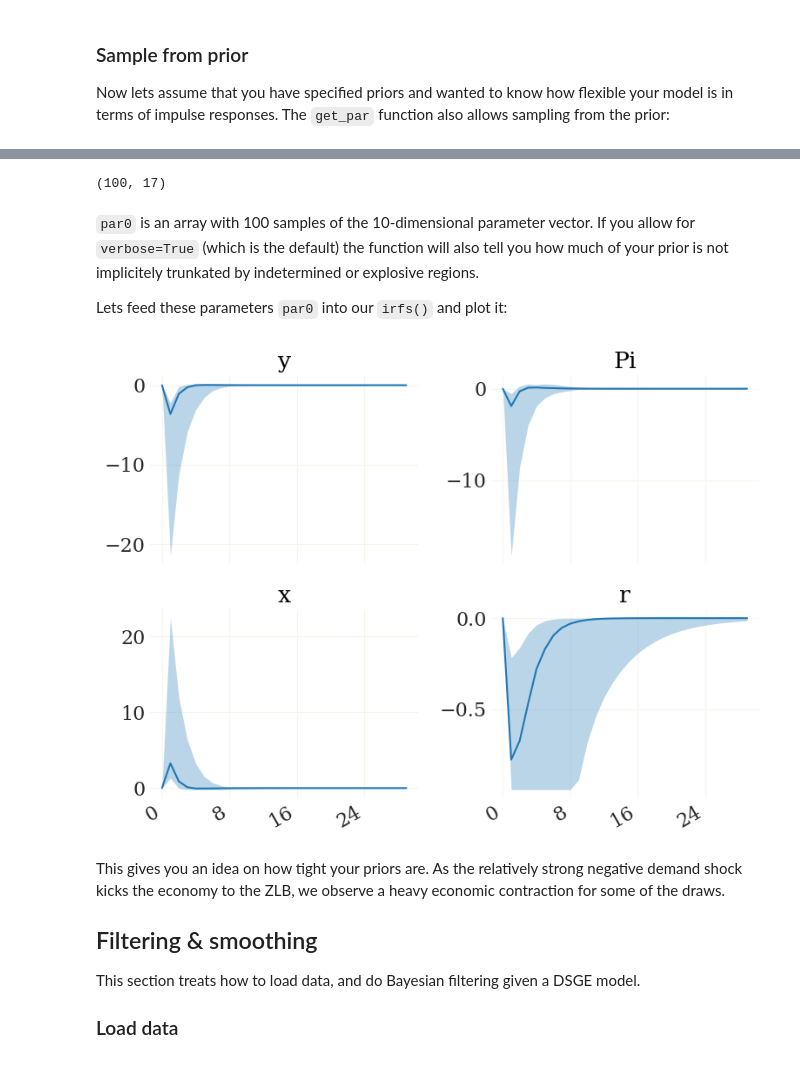
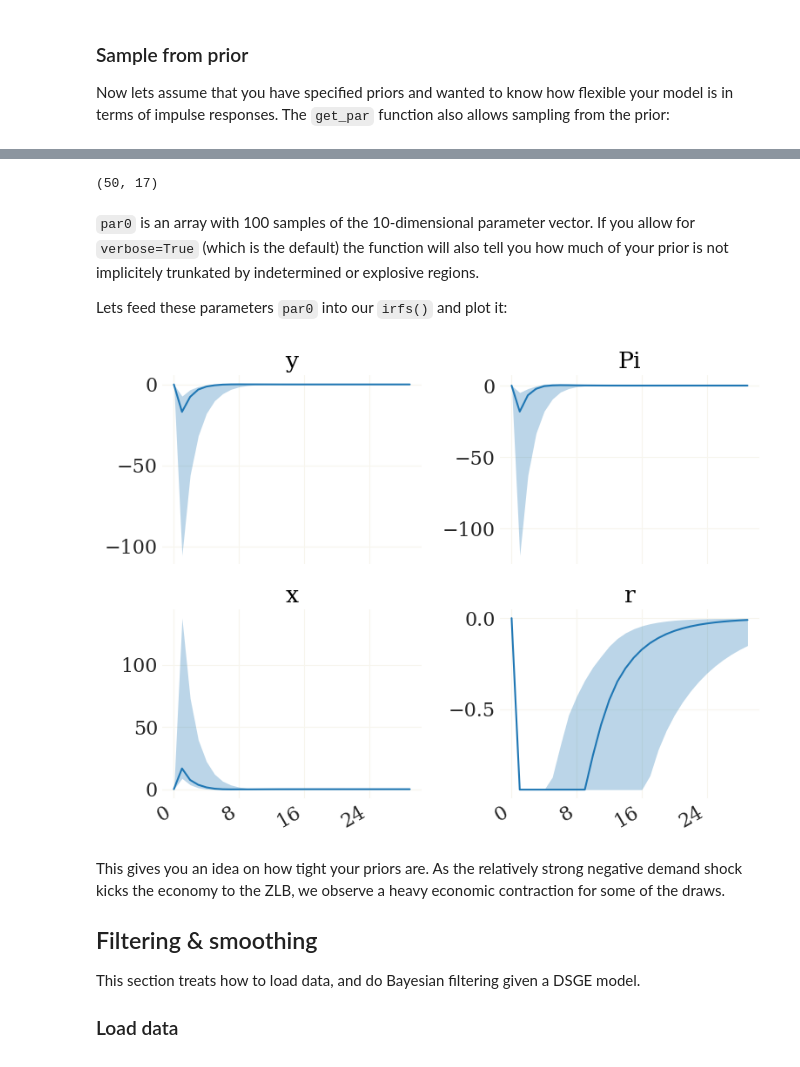
Before and after one commit to gboehl/pydsge, a Jupyter notebook: docs/getting_started.ipynb, the cells around one changed output, grey strips where cells are left out. Cells and saved outputs as stored; diff of their text form; code cells hidden in the pictures.

```diff
--- a/docs/getting_started.ipynb
+++ b/docs/getting_started.ipynb
@@ -129,0 +114,3 @@ Adding parameters to the prior distribution...
+# %%
+mod.prior['rho_u'][-2:] = [.8, .05] # fix prior for AC to limit dispersion
+par0 = mod.get_par('prior', nsamples=50, verbose=True)
@@ -130,7 +131,7 @@ Adding parameters to the prior distribution...
 # %%
 print(par0.shape)
 # %% [output]
-(100, 17)
+(50, 17)
 # %% [markdown]
 `par0` is an array with 100 samples of the 10-dimensional parameter vector.
 If you allow for ``verbose=True`` (which is the default) the function will also tell you how much of your prior is not implicitely trunkated by indetermined or explosive regions.
@@ -138,13 +139,13 @@ If you allow for ``verbose=True`` (which is the default) the function will also
 Lets feed these parameters ``par0`` into our ``irfs()`` and plot it:
 # %%
 mod.set_par('calib', l_max=3, k_max=40)
-shock_list = ('e_u', 4.0, 1) # (name, size, period)
+shock_list = ('e_u', 5.0, 1) # (name, size, period)
 
 X3, LK1, _ = mod.irfs(shock_list, par0, verbose=True,)
 v = mod.vix(('y','Pi','x','r')) # get the indices of these four variables
 figs, axs, _ = pplot(X3[...,v], labels=mod.vv[v])
 # %% [output]
-[figure, old version]
+[figure, new version]
 # %% [markdown]
 This gives you an idea on how tight your priors are. As the relatively strong negative demand shock kicks the economy to the ZLB, we observe a heavy economic contraction for some of the draws.
 
```
Also changed, not shown: parts of 2 cells of this notebook.
